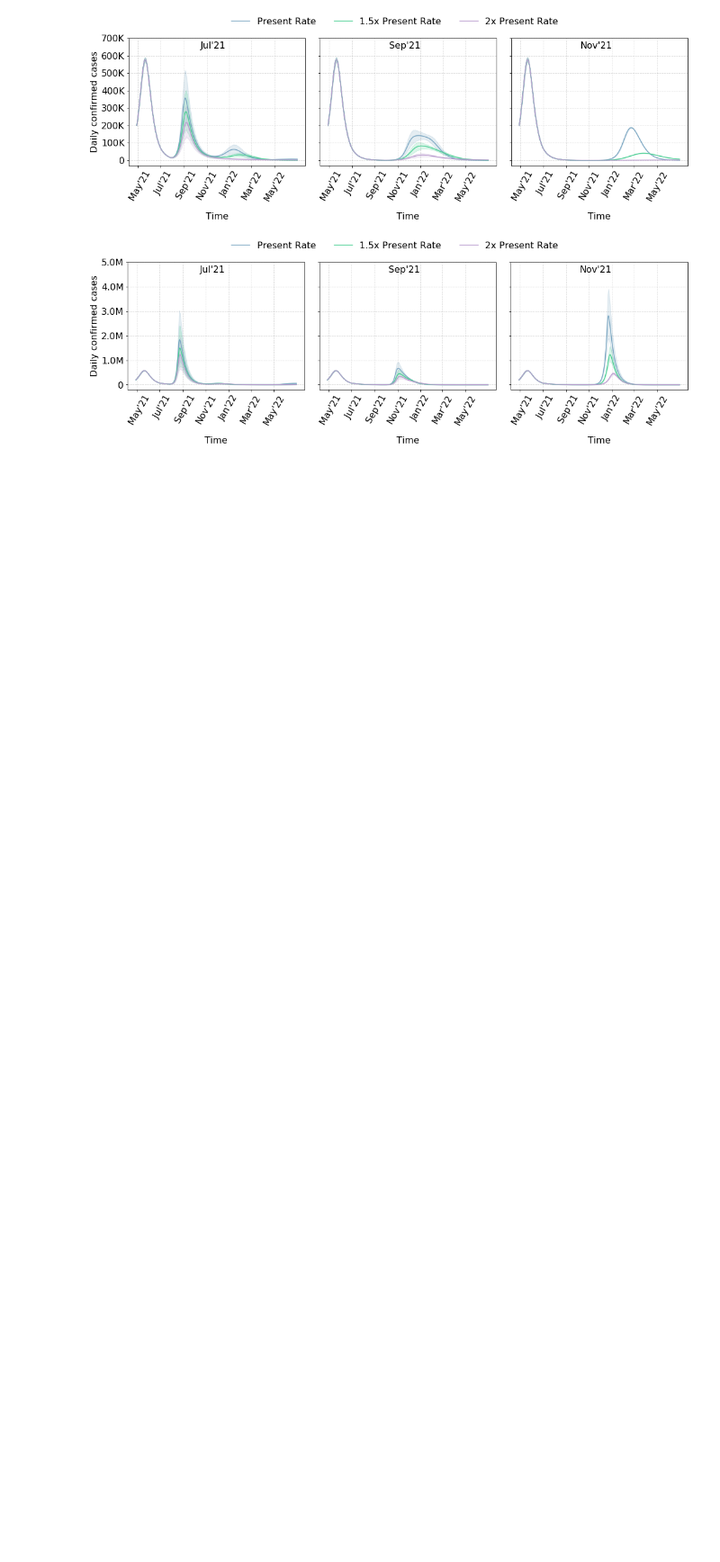
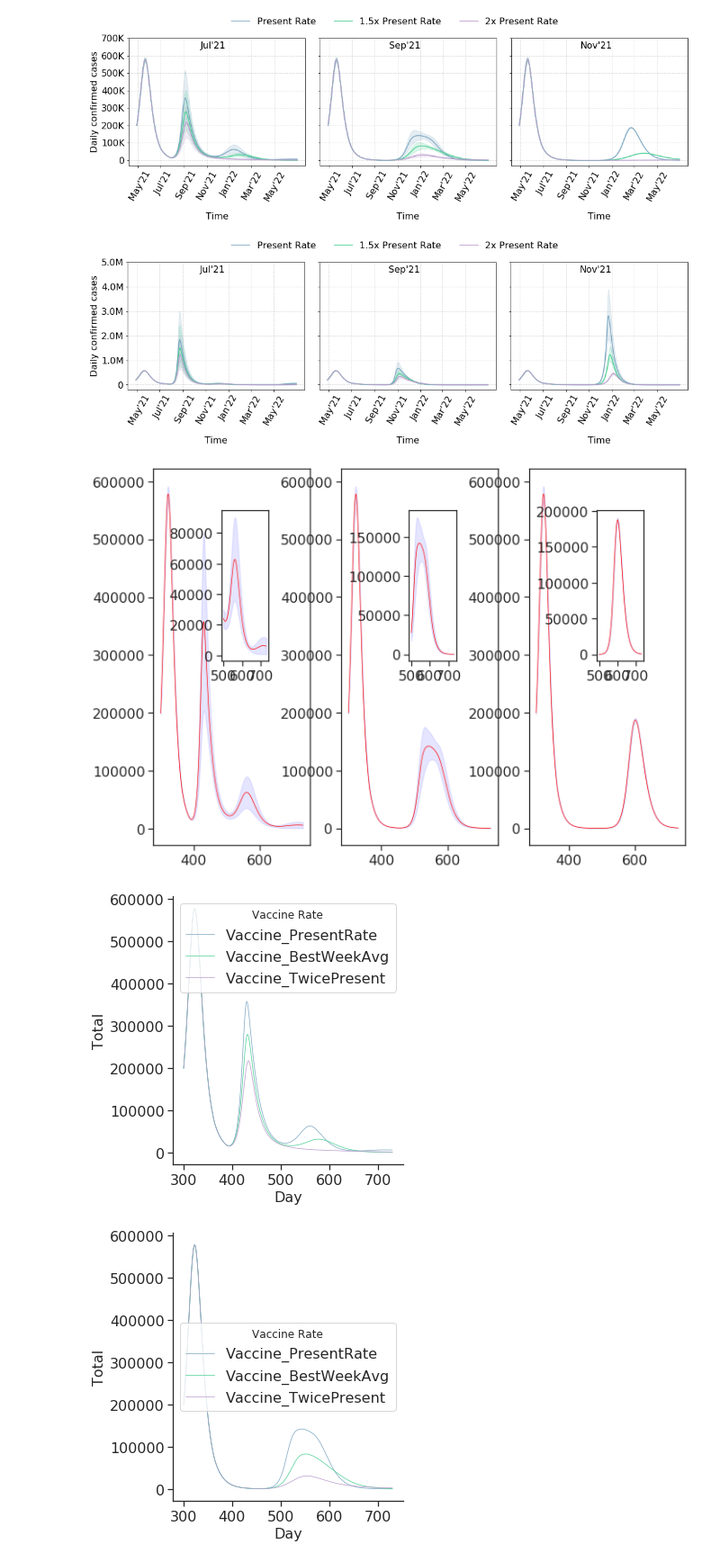
Before and after one commit to thivinanandh/covidPlotWave3, a Jupyter notebook: Covid_Wave3_Plotting.ipynb, the cells around one changed output. Shown at 90% size. Cells and saved outputs as stored; diff of their text form; code cells hidden in the pictures; blank space fills up the shorter version.

````diff
--- a/Covid_Wave3_Plotting.ipynb
+++ b/Covid_Wave3_Plotting.ipynb
@@ -1910,0 +2509,6 @@ Relplotter(df_active,"SD_RARF","SD_RARF",True)
+# %%
+```
+# %% [output]
+[figure, added]
+[figure, added]
+[figure, added]
````
Also changed, not shown: parts of 32 cells of this notebook, 4 other files.
